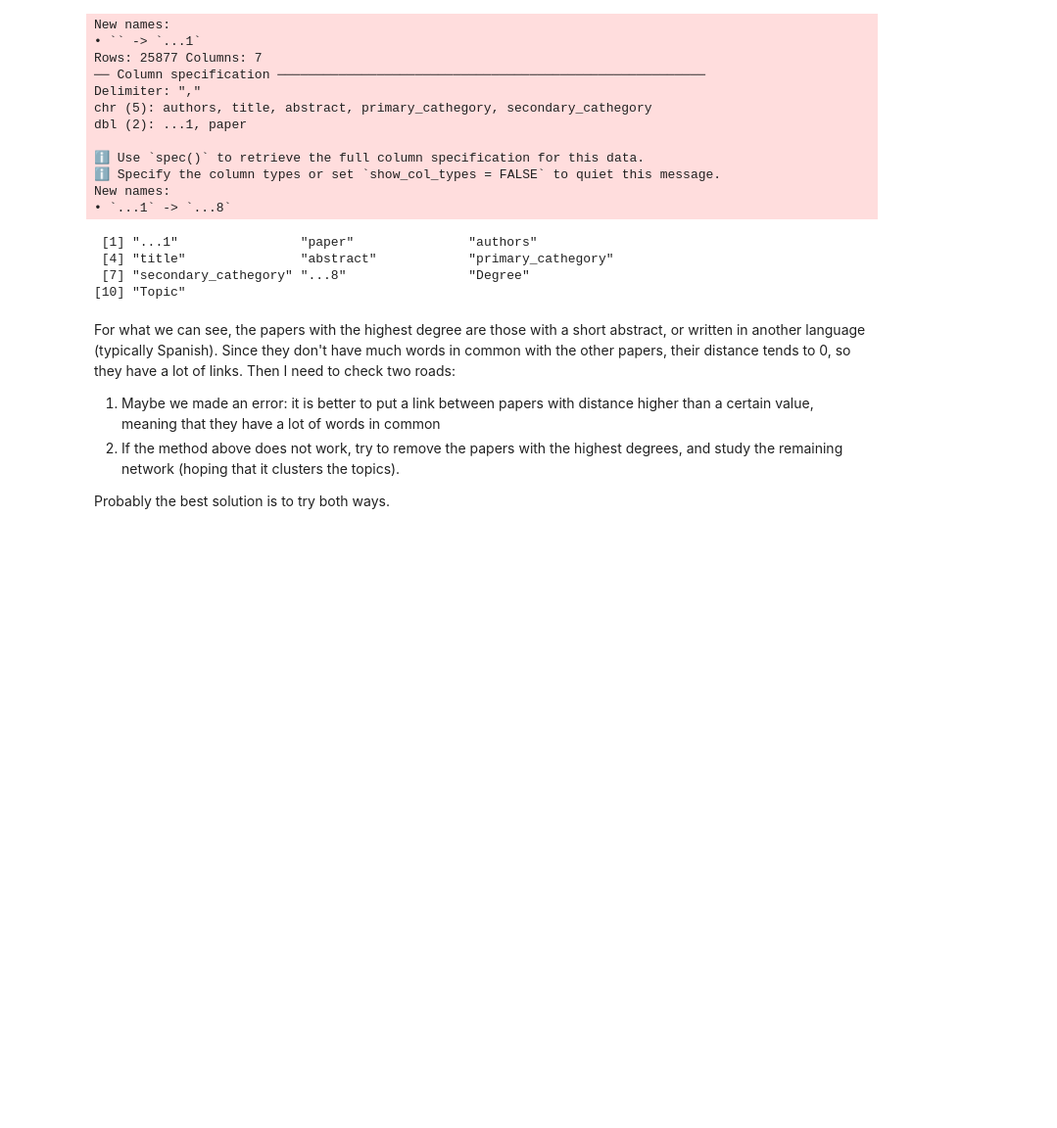
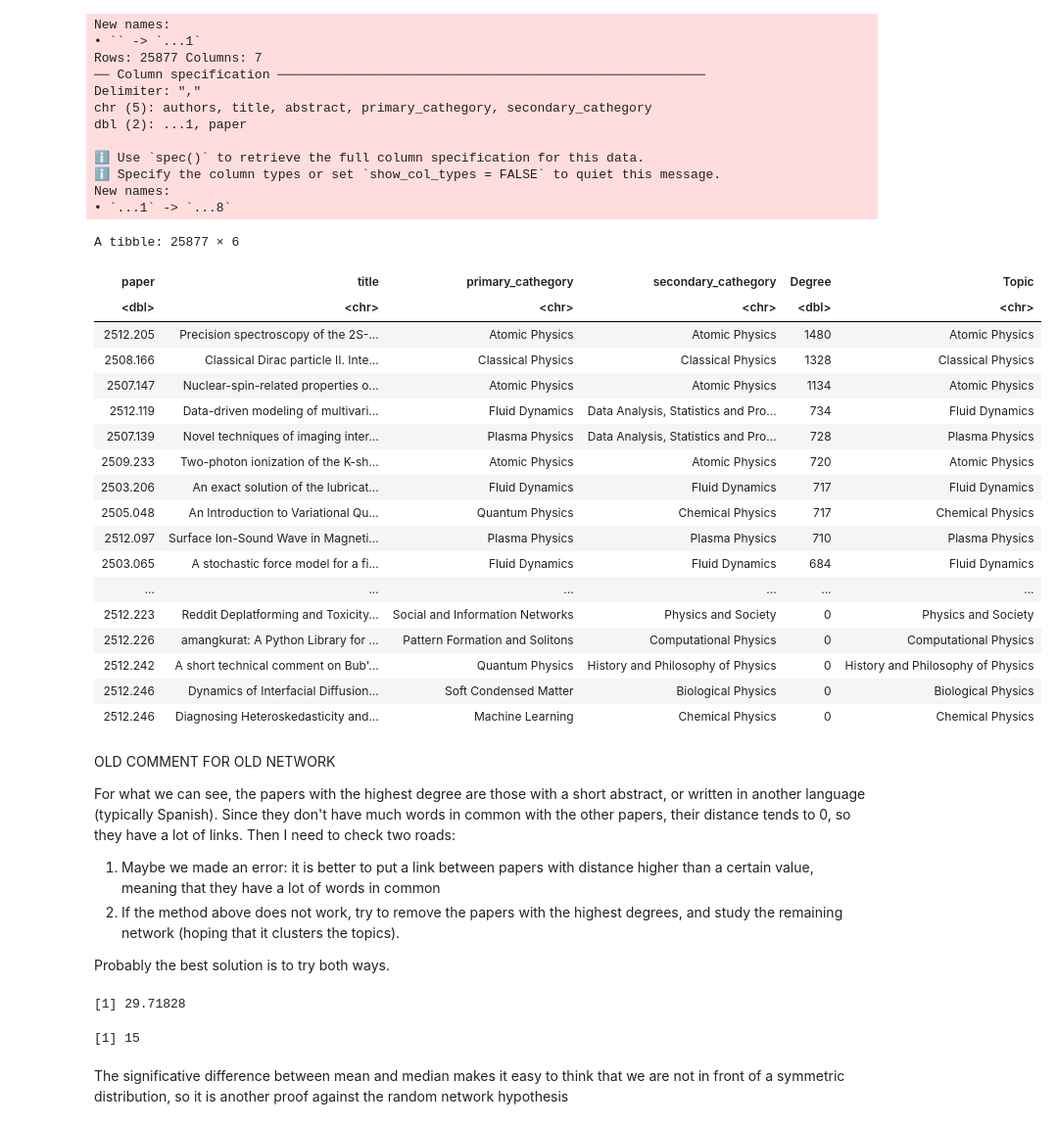
Before and after one commit to riccardo03-maker/Abstract_network, a Jupyter notebook: plots.ipynb, the cells around one changed output. Shown at 98% size. Drawn from its saved outputs; the diff is of its cells as text; code cells hidden in the pictures; blank space fills up the shorter version.

```diff
--- a/plots.ipynb
+++ b/plots.ipynb
@@ -53,22 +88,44 @@ dbl (2): ...1, paper
 ℹ Specify the column types or set `show_col_types = FALSE` to quiet this message.
 New names:
 • `...1` -> `...8`
-# %%
-colnames(all_data)
-# %% [output]
- [1] "...1"                "paper"               "authors"
- [4] "title"               "abstract"            "primary_cathegory"
- [7] "secondary_cathegory" "...8"                "Degree"
-[10] "Topic"
 # %%
 all_data %>%
     select(c("paper", "title", "primary_cathegory", "secondary_cathegory", "Degree", "Topic")) %>%
-    filter(Degree < 1000) %>%
     arrange(desc(Degree))
+# %% [output]
+A tibble: 25877 × 6
+| paper | title | primary_cathegory | secondary_cathegory | Degree | Topic |
+| <dbl> | <chr> | <chr> | <chr> | <dbl> | <chr> |
+| 2512.205 | Precision spectroscopy of the 2S-... | Atomic Physics | Atomic Physics | 1480 | Atomic Physics |
+| 2508.166 | Classical Dirac particle II. Inte... | Classical Physics | Classical Physics | 1328 | Classical Physics |
+| 2507.147 | Nuclear-spin-related properties o... | Atomic Physics | Atomic Physics | 1134 | Atomic Physics |
+| 2512.119 | Data-driven modeling of multivari... | Fluid Dynamics | Data Analysis, Statistics and Pro... | 734 | Fluid Dynamics |
+| 2507.139 | Novel techniques of imaging inter... | Plasma Physics | Data Analysis, Statistics and Pro... | 728 | Plasma Physics |
+| 2509.233 | Two-photon ionization of the K-sh... | Atomic Physics | Atomic Physics | 720 | Atomic Physics |
+| 2503.206 | An exact solution of the lubricat... | Fluid Dynamics | Fluid Dynamics | 717 | Fluid Dynamics |
+| 2505.048 | An Introduction to Variational Qu... | Quantum Physics | Chemical Physics | 717 | Chemical Physics |
+| 2512.097 | Surface Ion-Sound Wave in Magneti... | Plasma Physics | Plasma Physics | 710 | Plasma Physics |
+| 2503.065 | A stochastic force model for a fi... | Fluid Dynamics | Fluid Dynamics | 684 | Fluid Dynamics |
+| ... | ... | ... | ... | ... | ... |
+| 2512.223 | Reddit Deplatforming and Toxicity... | Social and Information Networks | Physics and Society | 0 | Physics and Society |
+| 2512.226 | amangkurat: A Python Library for ... | Pattern Formation and Solitons | Computational Physics | 0 | Computational Physics |
+| 2512.242 | A short technical comment on Bub'... | Quantum Physics | History and Philosophy of Physics | 0 | History and Philosophy of Physics |
+| 2512.246 | Dynamics of Interfacial Diffusion... | Soft Condensed Matter | Biological Physics | 0 | Biological Physics |
+| 2512.246 | Diagnosing Heteroskedasticity and... | Machine Learning | Chemical Physics | 0 | Chemical Physics |
 # %% [markdown]
+OLD COMMENT FOR OLD NETWORK
+
 For what we can see, the papers with the highest degree are those with a short abstract, or written in another language (typically Spanish). Since they don't have much words in common with the other papers, their distance tends to 0, so they have a lot of links. Then I need to check two roads:
 
 1) Maybe we made an error: it is better to put a link between papers with distance higher than a certain value, meaning that they have a lot of words in common
 2) If the method above does not work, try to remove the papers with the highest degrees, and study the remaining network (hoping that it clusters the topics).
 
 Probably the best solution is to try both ways.
+# %%
+mean(all_data$Degree)
+median(all_data$Degree)
+# %% [output]
+[1] 29.71828
+[1] 15
+# %% [markdown]
+The significative difference between mean and median makes it easy to think that we are not in front of a symmetric distribution, so it is another proof against the random network hypothesis
```
Also changed, not shown: parts of 6 cells of this notebook, 8 other files.
